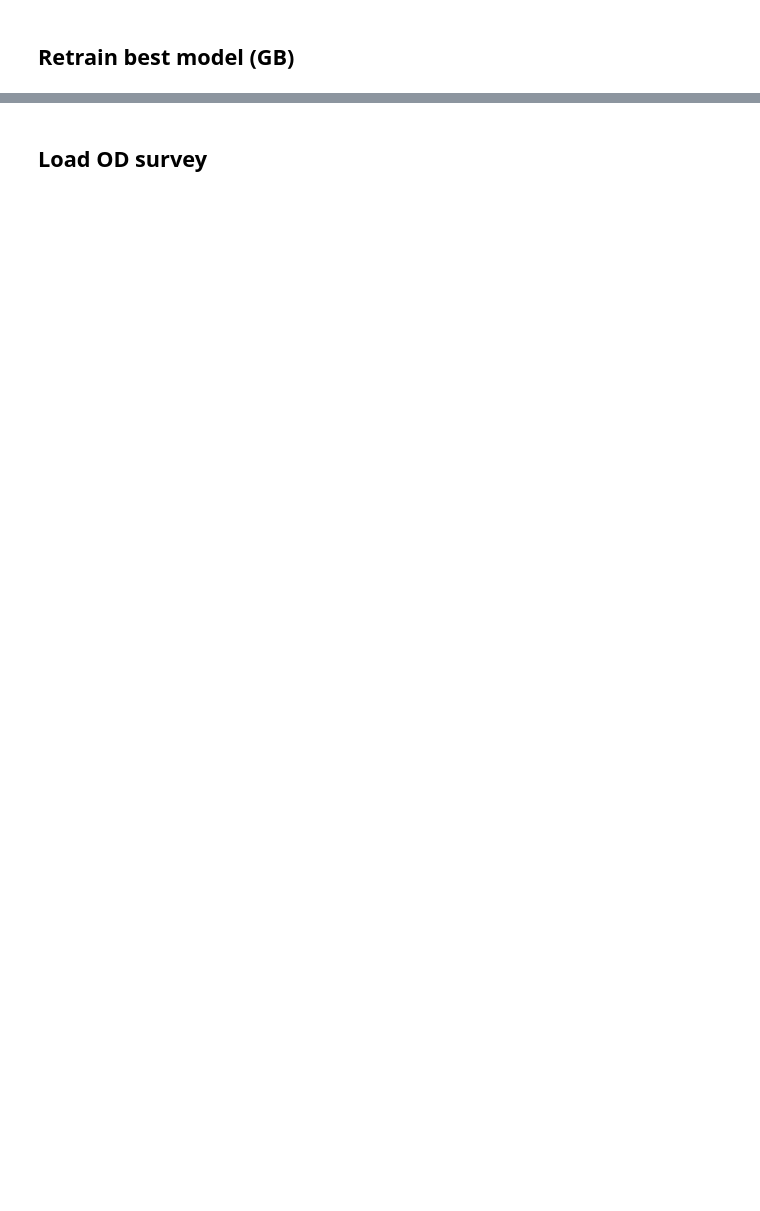
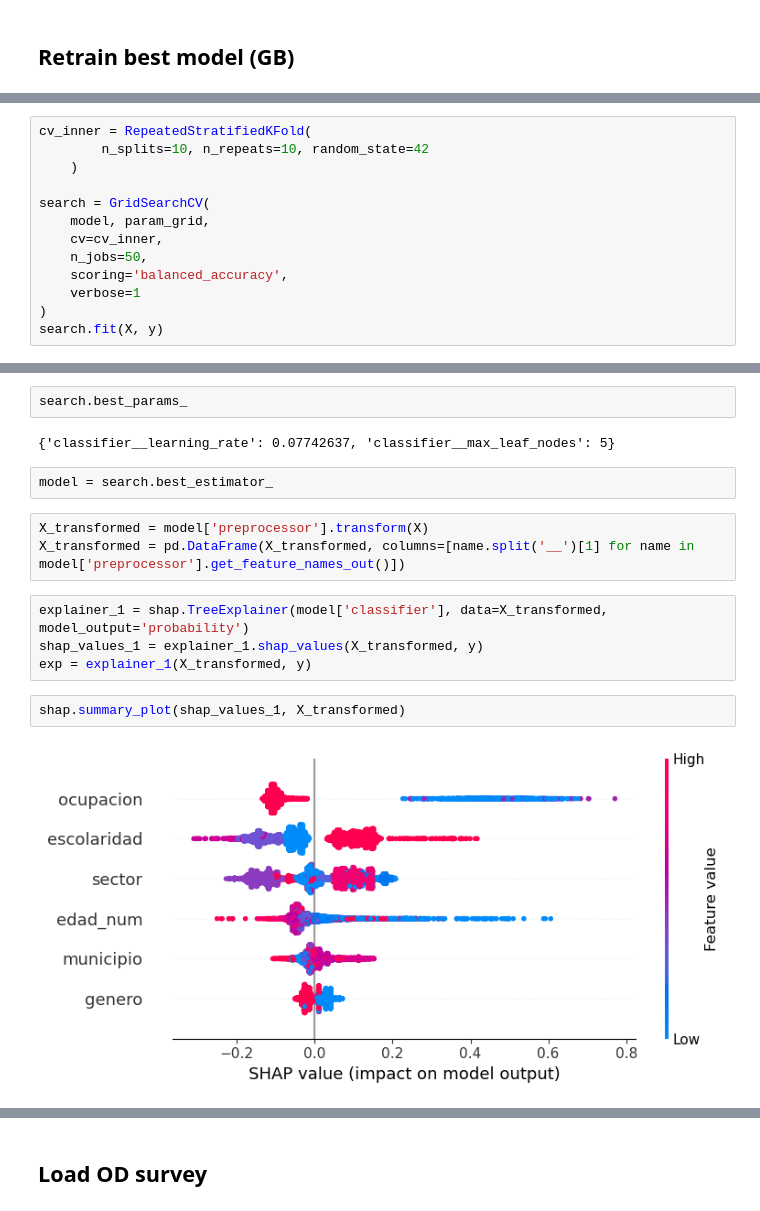
Before and after one commit to CentroFuturoCiudades/informal_jobs, a Jupyter notebook: notebook.ipynb, the cells around one changed output, grey strips where cells are left out. Cells and saved outputs as stored; diff of their text form; blank space fills up the shorter version.

```diff
--- a/notebook.ipynb
+++ b/notebook.ipynb
@@ -195,0 +130,13 @@ Pipeline(steps=[('preprocessor',
+# %%
+cv_inner = RepeatedStratifiedKFold(
+        n_splits=10, n_repeats=10, random_state=42
+    )
+
+search = GridSearchCV(
+    model, param_grid,
+    cv=cv_inner,
+    n_jobs=50,
+    scoring='balanced_accuracy',
+    verbose=1
+)
+search.fit(X, y)
@@ -195,0 +162,17 @@ Pipeline(steps=[('preprocessor',
+# %%
+search.best_params_
+# %% [output]
+{'classifier__learning_rate': 0.07742637, 'classifier__max_leaf_nodes': 5}
+# %%
+model = search.best_estimator_
+# %%
+X_transformed = model['preprocessor'].transform(X)
+X_transformed = pd.DataFrame(X_transformed, columns=[name.split('__')[1] for name in model['preprocessor'].get_feature_names_out()])
+# %%
+explainer_1 = shap.TreeExplainer(model['classifier'], data=X_transformed, model_output='probability')
+shap_values_1 = explainer_1.shap_values(X_transformed, y)
+exp = explainer_1(X_transformed, y)
+# %%
+shap.summary_plot(shap_values_1, X_transformed)
+# %% [output]
+[figure, added]
```
Also changed, not shown: parts of 27 cells of this notebook.
